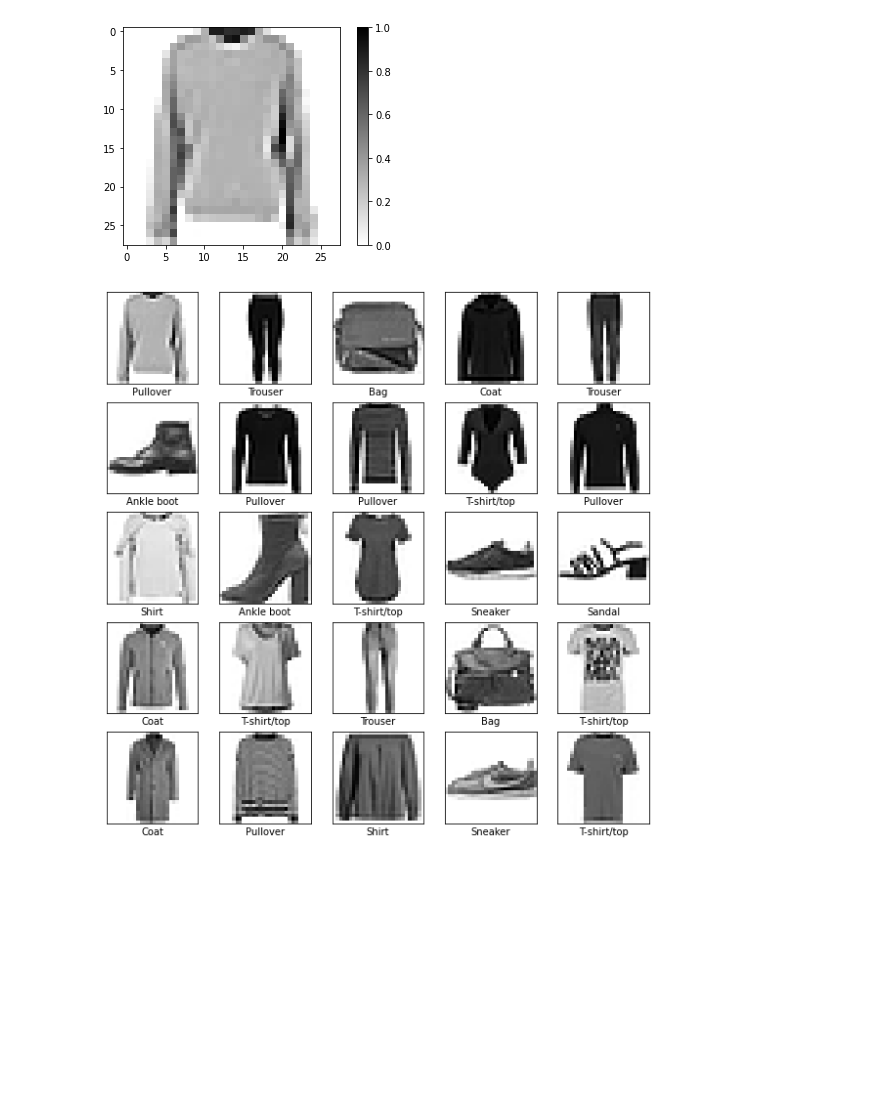
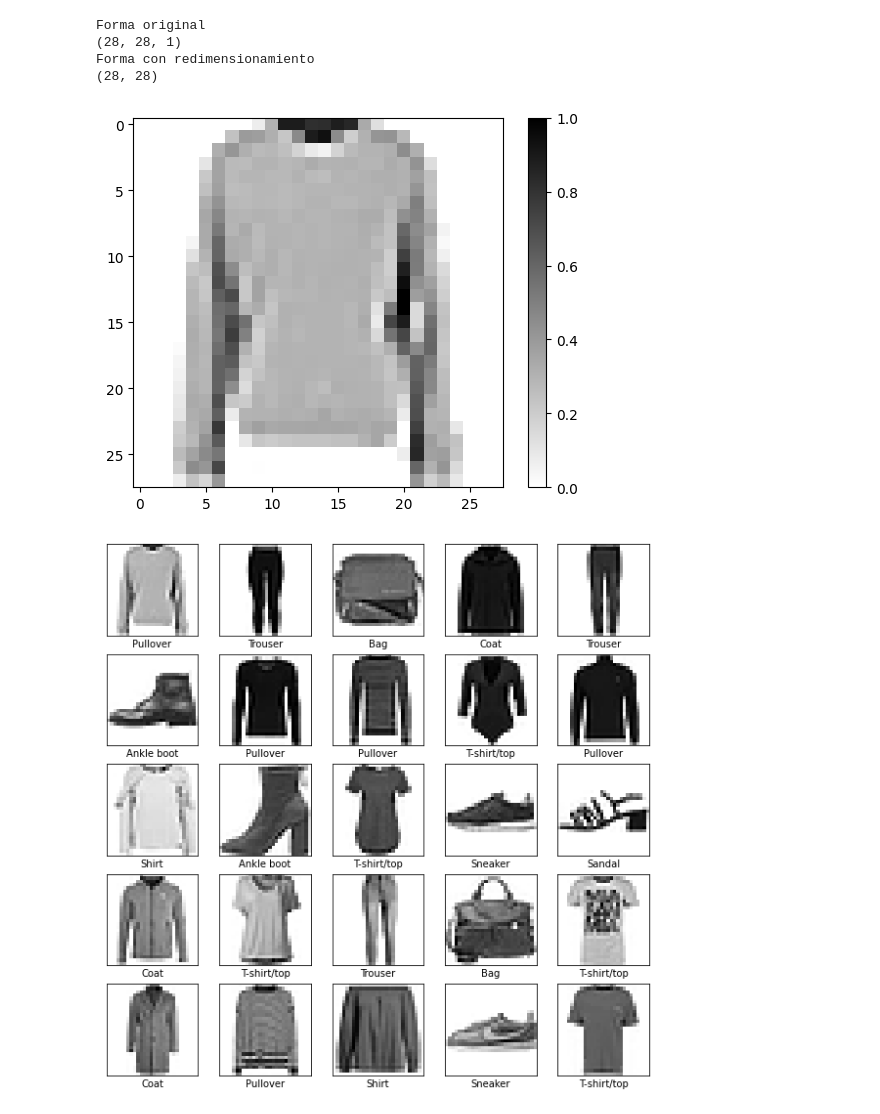
Before and after one commit to CCamiloACastro/python_basic_advanced, a Jupyter notebook: AprendizajeAutomatico/ringa_tech/Clasificación_de_imágenes_con_Python_y_Tensorflow_Redes_Densas.ipynb, the cells around one changed output. Cells and saved outputs as stored; diff of their text form; code cells hidden in the pictures; blank space fills up the shorter version.

```diff
--- a/AprendizajeAutomatico/ringa_tech/Clasificación_de_imágenes_con_Python_y_Tensorflow_Redes_Densas.ipynb
+++ b/AprendizajeAutomatico/ringa_tech/Clasificación_de_imágenes_con_Python_y_Tensorflow_Redes_Densas.ipynb
@@ -47,20 +51,30 @@ datos_entrenamiento = datos_entrenamiento.cache()
 datos_pruebas = datos_pruebas.cache()
 # %%
 #Mostrar una imagen de los datos de pruebas, de momento mostremos la primera
-for imagen, etiqueta in datos_entrenamiento.take(1):
+
+for imagen, etiqueta in datos_entrenamiento.take(100):
   break
+print('Forma original')
+print(imagen.numpy().shape)
+
 imagen = imagen.numpy().reshape((28,28)) #Redimensionar, cosas de tensores, lo veremos despues
+print('Forma con redimensionamiento')
+print(imagen.shape)
 
 import matplotlib.pyplot as plt
 
 #Dibujar dibujar
 plt.figure()
 plt.imshow(imagen, cmap=plt.cm.binary)
 plt.colorbar()
 plt.grid(False)
 plt.show()
 # %% [output]
+Forma original
+(28, 28, 1)
+Forma con redimensionamiento
+(28, 28)
-[figure, old version]
+[figure, new version]
 # %%
 #Dibujar mas
 plt.figure(figsize=(10,10))
```
Also changed, not shown: parts of 5 cells of this notebook.
